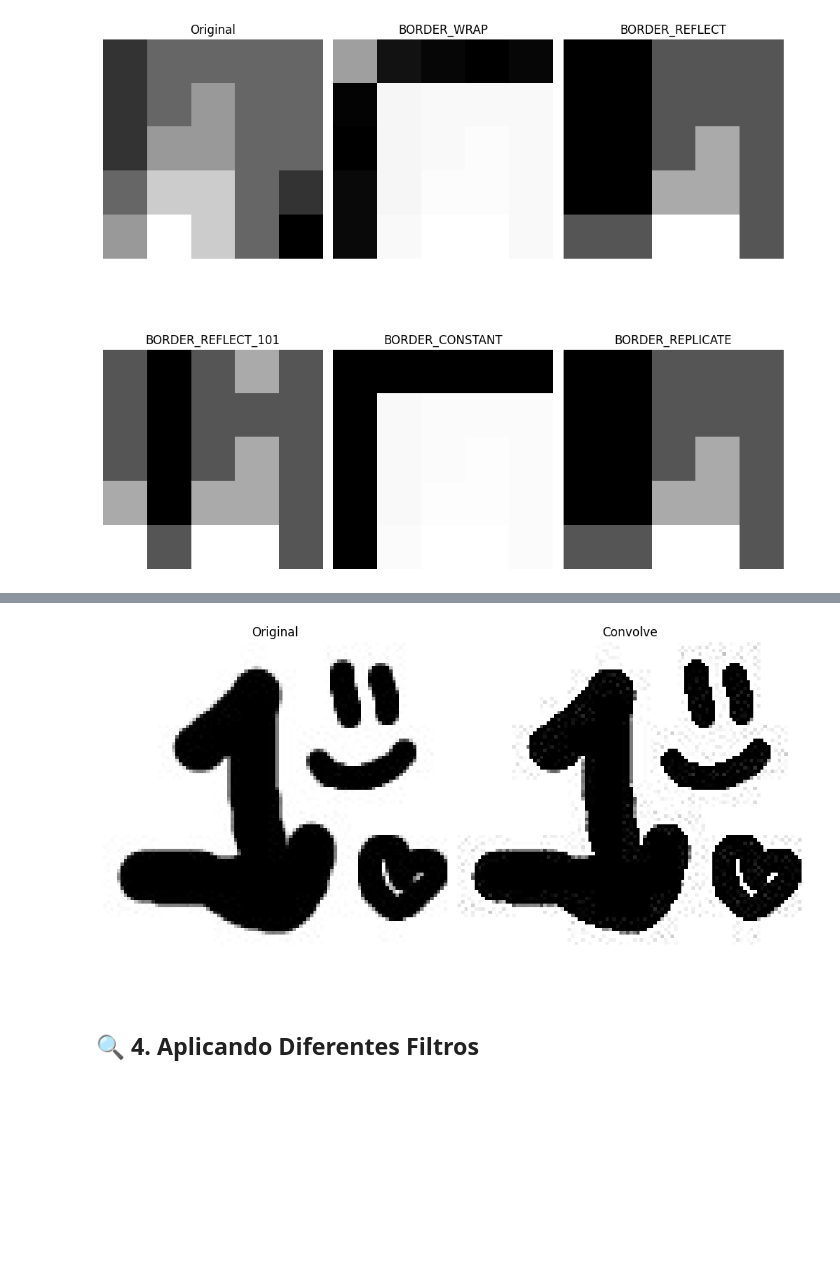
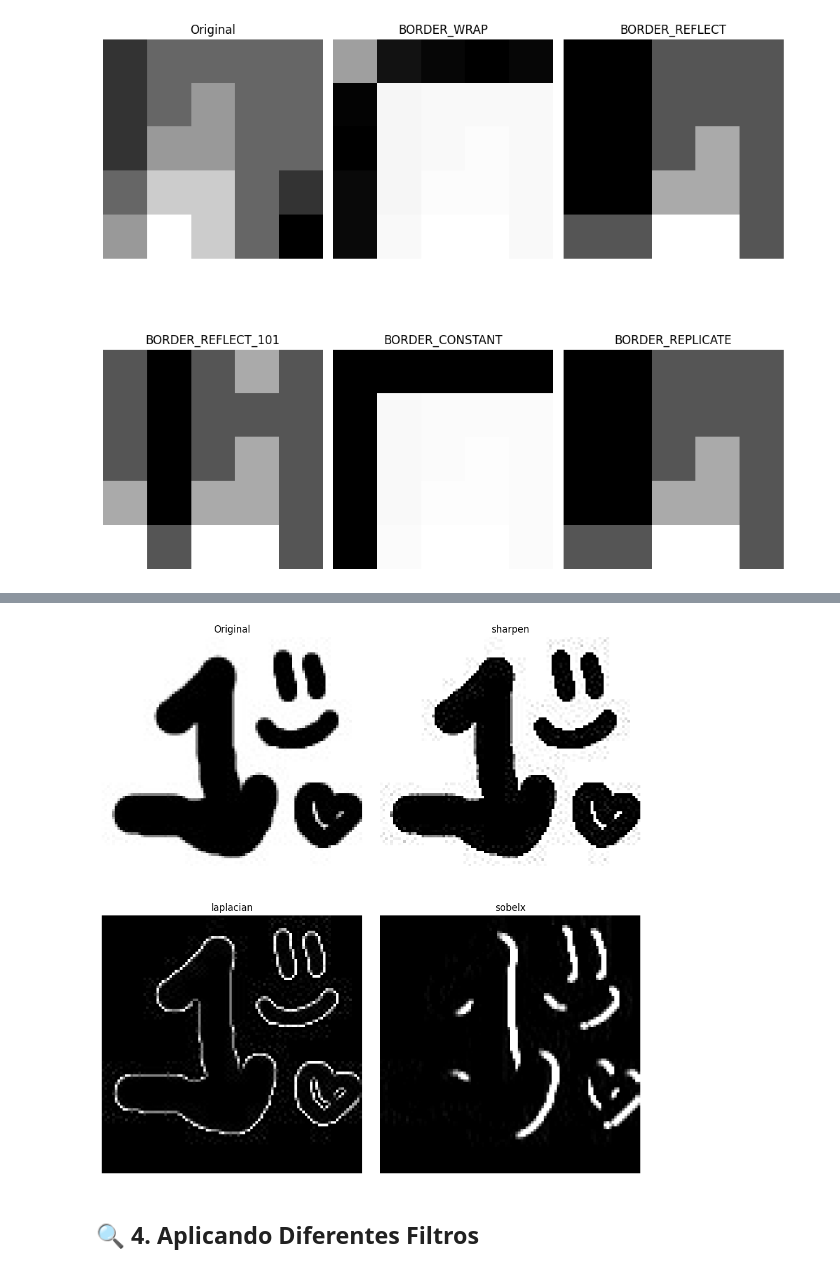
Before and after one commit to Gilberter/Hands-on-Computer-Vision, a Jupyter notebook: sesiones/sesion2/Sesion2_4_ConvolutionFiltering.ipynb, the cells around one changed output, grey strips where cells are left out. Cells and saved outputs as stored; diff of their text form; code cells hidden in the pictures; blank space fills up the shorter version.

```diff
--- a/sesiones/sesion2/Sesion2_4_ConvolutionFiltering.ipynb
+++ b/sesiones/sesion2/Sesion2_4_ConvolutionFiltering.ipynb
@@ -140,25 +140,47 @@ numberhappyhearth.j 100%[===================>]   3.68K  --.-KB/s    in 0s
 # %%
 image = cv2.imread("numberhappyhearth.jpg", cv2.IMREAD_GRAYSCALE)
 
-kernelsharpen = sharpen;
+kernelBank = {
+    "small_blur": smallBlur,
+    "large_blur": largeBlur,
+    "sharpen": sharpen,
+    "laplacian": laplacian,
+    "sobel_x": sobelX,
+    "sobel_y": sobelY
+}
 
-# Inserte una image 100x100 con url, queria ver como afecta el kernel sharpen a espacios pequeños
+kernelsharpen = kernelBank["sharpen"];
+kernellaplacian = kernelBank["laplacian"];
+kernelsobelx = kernelBank["sobel_x"];
+kernelsobely = kernelBank["sobel_y"];
+
 
 imageconvolve = convolve(image, kernelsharpen)
+imageconvolve2 = convolve(image, kernellaplacian)
+imageconvolve3 = convolve(image, kernelsobelx)
+imageconvolve4 = convolve(image, kernelsobely)
 
-fig, axis = plt.subplots(1, 2, figsize=(10, 10))
-axis[0].imshow(image, cmap='gray')
-axis[0].set_title("Original")
-axis[0].axis('off')
+fig, axis = plt.subplots(2, 2, figsize=(10, 10))
+axis[0, 0].imshow(image, cmap='gray')
+axis[0, 0].set_title("Original")
+axis[0, 0].axis('off')
 
-axis[1].imshow(imageconvolve, cmap='gray')
-axis[1].set_title("Convolve")
-axis[1].axis('off')
+axis[0, 1].imshow(imageconvolve, cmap='gray')
+axis[0, 1].set_title("sharpen")
+axis[0, 1].axis('off')
+
+axis[1, 0].imshow(imageconvolve2, cmap='gray')
+axis[1, 0].set_title("laplacian")
+axis[1, 0].axis('off')
+
+axis[1,1].imshow(imageconvolve3, cmap='gray')
+axis[1,1].set_title("sobelx")
+axis[1,1].axis('off')
 
 plt.tight_layout()
 plt.show()
 # %% [output]
-[figure, old version]
+[figure, new version]
 # %% [markdown]
 ## 🔍 **4. Aplicando Diferentes Filtros**
 # %%
```
Also changed, not shown: parts of 2 cells of this notebook.
